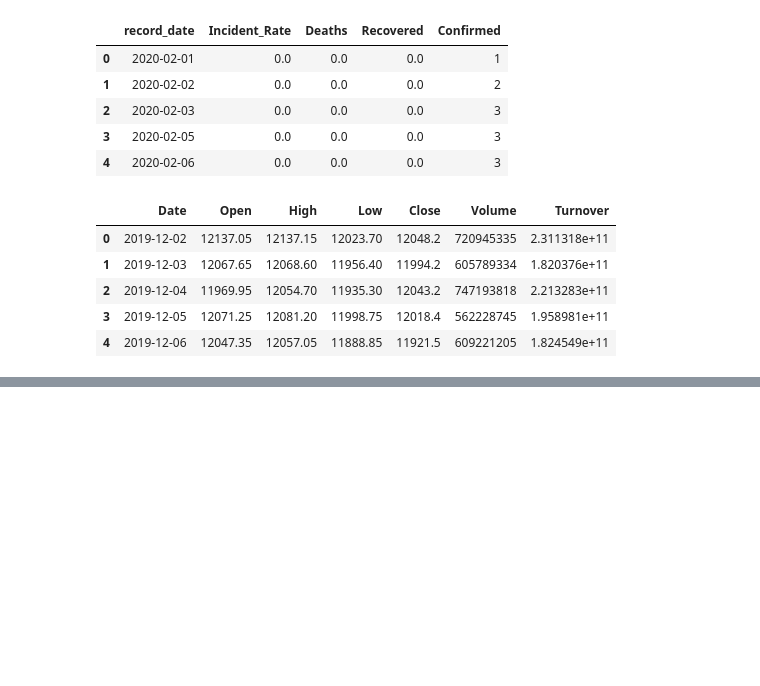
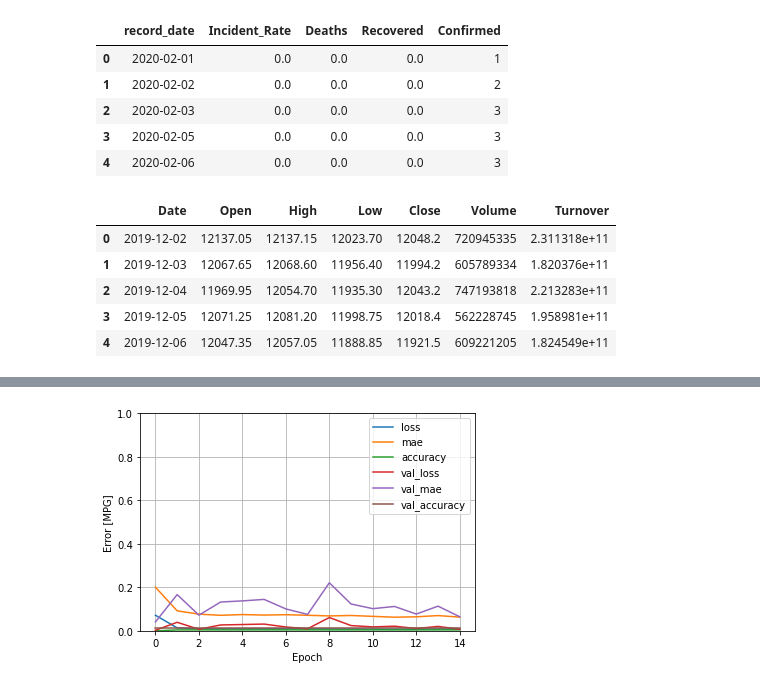
Before and after one commit to imamitsehgal/ThesisLJMU, a Jupyter notebook: ThesisProject.ipynb, the cells around one changed output, grey strips where cells are left out. Cells and saved outputs as stored; diff of their text form; code cells hidden in the pictures; blank space fills up the shorter version.

```diff
--- a/ThesisProject.ipynb
+++ b/ThesisProject.ipynb
@@ -605,8 +619,12 @@ hist.tail()
 # %%
 def plot_loss(history):
   plt.plot(history.history['loss'], label='loss')
+  plt.plot(history.history['mae'], label='mae')
+  plt.plot(history.history['accuracy'], label='accuracy')
   plt.plot(history.history['val_loss'], label='val_loss')
-  plt.ylim([0, 10])
+  plt.plot(history.history['val_mae'], label='val_mae')
+  plt.plot(history.history['val_accuracy'], label='val_accuracy')
+  plt.ylim([0, 1])
   plt.xlabel('Epoch')
   plt.ylabel('Error [MPG]')
   plt.legend()
@@ -618,0 +655,14 @@ KeyError: 'val_loss'
+# %%
+regressor = Sequential()
+regressor.add(LSTM(units = 50, return_sequences = True,input_shape = (X_train_n.shape[1],X_train_n.shape[2])))
+regressor.add(Dropout(0.2))
+regressor.add(LSTM(units = 50, return_sequences = True))
+regressor.add(Dropout(0.2))
+regressor.add(LSTM(units = 50, return_sequences = True))
+regressor.add(Dropout(0.2))
+regressor.add(LSTM(units = 50))
+regressor.add(Dropout(0.2))
+regressor.add(Dense(units = 1))
+# %%
+regressor.compile(optimizer = 'adam', loss = 'mean_squared_error',metrics=["mae","accuracy"])
+regressor.fit(X_train_n, y_train_n,validation_data=(X_test, y_test), epochs = 15, batch_size = 11)
@@ -618,0 +699,17 @@ KeyError: 'val_loss'
+# %%
+def plot_loss(history):
+  plt.plot(history.history['loss'], label='loss')
+  plt.plot(history.history['mae'], label='mae')
+  plt.plot(history.history['accuracy'], label='accuracy')
+  plt.plot(history.history['val_loss'], label='val_loss')
+  plt.plot(history.history['val_mae'], label='val_mae')
+  plt.plot(history.history['val_accuracy'], label='val_accuracy')
+  plt.ylim([0, 1])
+  plt.xlabel('Epoch')
+  plt.ylabel('Error [MPG]')
+  plt.legend()
+  plt.grid(True)
+# %%
+plot_loss(regressor.history)
+# %% [output]
+[figure, added]
```
Also changed, not shown: parts of 37 cells of this notebook, 1 other file.
